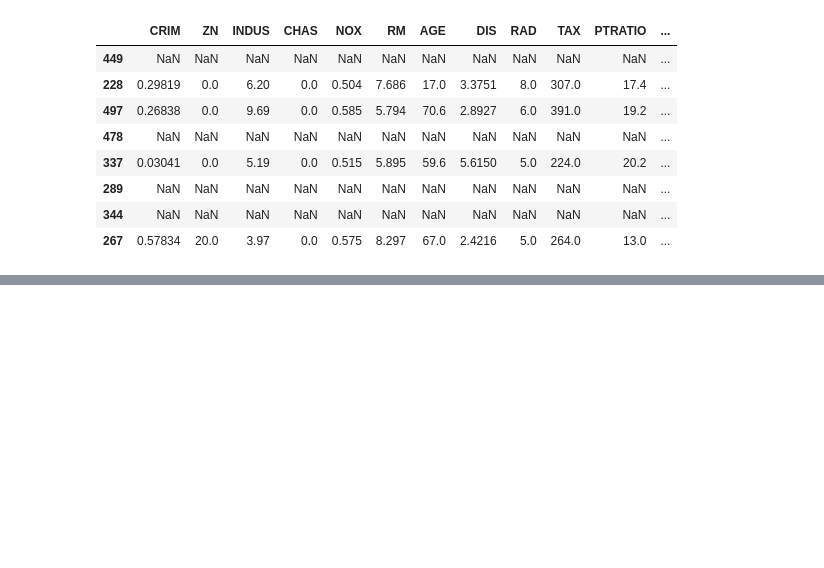
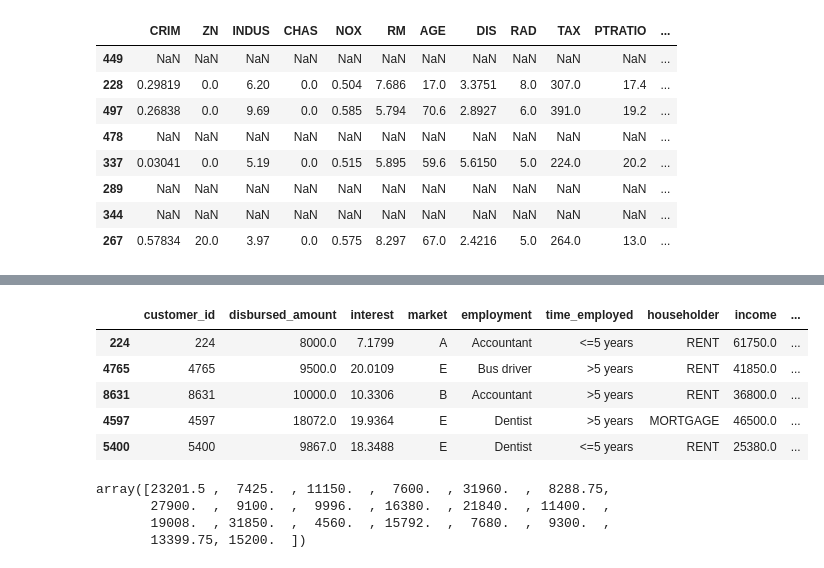
Before and after one commit to dajebbar/feature_engineering, a Jupyter notebook: python_fe/Lec-1.ipynb, the cells around one changed output, grey strips where cells are left out. Saved outputs shown, nothing was run; the diff lists cells and outputs as text; code cells hidden in the pictures; blank space fills up the shorter version.

```diff
--- a/python_fe/Lec-1.ipynb
+++ b/python_fe/Lec-1.ipynb
@@ -300,0 +312,17 @@ df.sample(8)
+# %%
+data = pd.read_csv("datas/loan.csv")
+data.sample(n=5)
+# %% [output]
+|  | customer_id | disbursed_amount | interest | market | employment | time_employed | householder | income | ... |
+| 224 | 224 | 8000.0 | 7.1799 | A | Accountant | <=5 years | RENT | 61750.0 | ... |
+| 4765 | 4765 | 9500.0 | 20.0109 | E | Bus driver | >5 years | RENT | 41850.0 | ... |
+| 8631 | 8631 | 10000.0 | 10.3306 | B | Accountant | >5 years | RENT | 36800.0 | ... |
+| 4597 | 4597 | 18072.0 | 19.9364 | E | Dentist | >5 years | MORTGAGE | 46500.0 | ... |
+| 5400 | 5400 | 9867.0 | 18.3488 | E | Dentist | <=5 years | RENT | 25380.0 | ... |
+# %%
+data['disbursed_amount'].unique()[:20]
+# %% [output]
+array([23201.5 ,  7425.  , 11150.  ,  7600.  , 31960.  ,  8288.75,
+       27900.  ,  9100.  ,  9996.  , 16380.  , 21840.  , 11400.  ,
+       19008.  , 31850.  ,  4560.  , 15792.  ,  7680.  ,  9300.  ,
+       13399.75, 15200.  ])
```
Also changed, not shown: parts of 8 cells of this notebook.
